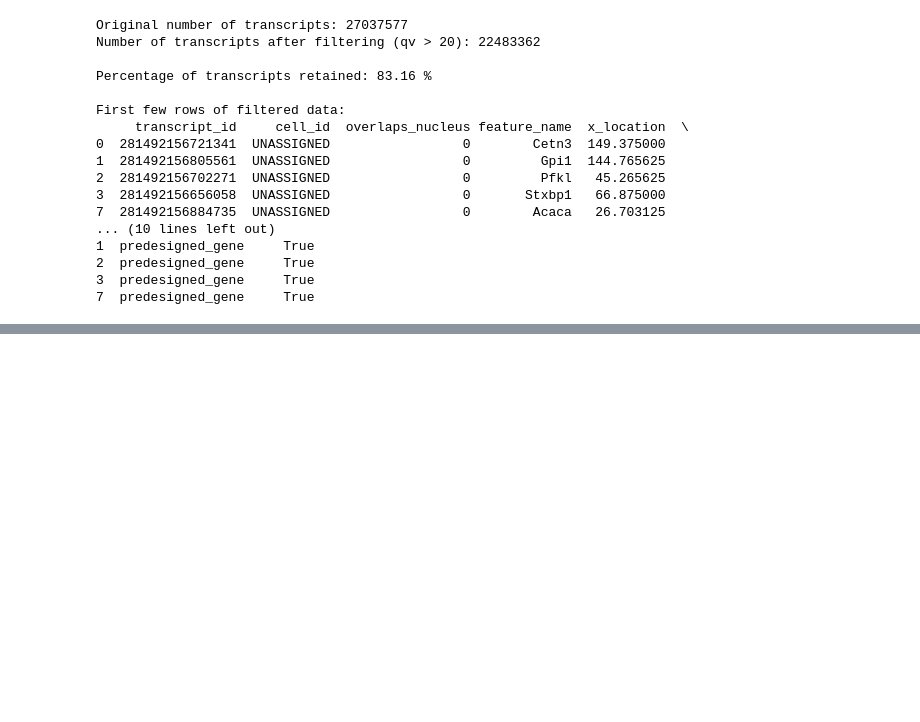
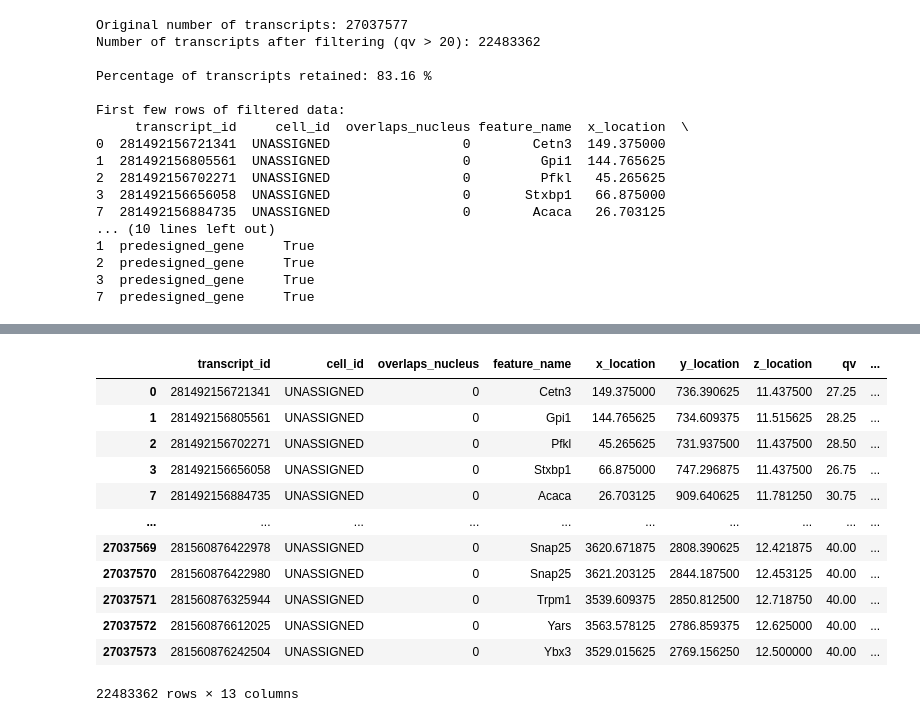
Before and after one commit to xiwang3236/SpatialOmics_cellpose, a Jupyter notebook: resegmentation_pipeline.ipynb, the cells around one changed output, grey strips where cells are left out. Saved outputs shown, nothing was run; the diff lists cells and outputs as text; code cells hidden in the pictures; blank space fills up the shorter version.

Commit message:
refine transcripts assigning code and do trouble shooting

```diff
--- a/resegmentation_pipeline.ipynb
+++ b/resegmentation_pipeline.ipynb
@@ -455,17 +500,17 @@ dtypes: bool(1), float32(5), int32(1), object(4), uint64(1), uint8(1)
 memory usage: 1.7+ GB
 # %%
 # Filter transcripts with qv score > 20
-transcripts_filtered = transcripts_original[transcripts_original['qv'] > 20]
+transcripts_b4_assign = transcripts_original[transcripts_original['qv'] > 20]
 
 # Print information about the filtered dataframe
 print("Original number of transcripts:", len(transcripts_original))
-print("Number of transcripts after filtering (qv > 20):", len(transcripts_filtered))
+print("Number of transcripts after filtering (qv > 20):", len(transcripts_b4_assign))
 print("\nPercentage of transcripts retained:",
-      round(len(transcripts_filtered) / len(transcripts_original) * 100, 2), "%")
+      round(len(transcripts_b4_assign) / len(transcripts_original) * 100, 2), "%")
 
 # Display first few rows of filtered dataframe
 print("\nFirst few rows of filtered data:")
-print(transcripts_filtered.head())
+print(transcripts_b4_assign.head())
 # %% [output]
 Original number of transcripts: 27037577
 Number of transcripts after filtering (qv > 20): 22483362
@@ -484,5 +529,3 @@ First few rows of filtered data:
 2  predesigned_gene     True
 3  predesigned_gene     True
 7  predesigned_gene     True
-# %%
-transcripts_b4_assign = transcripts_filtered
@@ -525,0 +579,32 @@ Processed 15840000 transcripts...
+# %%
+# # Slow
+import pandas as pd
+from shapely.geometry import Point, Polygon
+
+# Load the polygon coordinates from CSV
+polygon_coords_csv = f'{base_path}/{sample_name}_coords.csv'
+polygon_coords = pd.read_csv(polygon_coords_csv)
+
+# Extract the X and Y coordinates and create a polygon
+x_coords = polygon_coords['X']
+y_coords = polygon_coords['Y']
+polygon = Polygon(zip(x_coords, y_coords))
+
+# Load the transcripts data
+transcripts_b4_cut = transcripts_b4_assign
+
+
+# Initialize a counter
+processed_count = 0
+
+# Filter transcripts to retain only those within the polygon
+def is_inside_polygon(row):
+    global processed_count
+    point = Point(row["x_location"], row["y_location"])
+    processed_count += 1
+    if processed_count % 100000 == 0:  # Print every 100 rows processed
+        print(f"Processed {processed_count} transcripts...")
+    return polygon.contains(point)
+
+transcripts_filtered = transcripts_b4_cut[
+    transcripts_b4_cut.apply(is_inside_polygon, axis=1)]
@@ -526,7 +621,20 @@ Processed 15840000 transcripts...
 # %%
 transcripts_assigned = transcripts_filtered
-cell_boundaries = boundaries_df
 transcripts_assigned
+# %% [output]
+|  | transcript_id | cell_id | overlaps_nucleus | feature_name | x_location | y_location | z_location | qv | ... |
+| 0 | 281492156721341 | UNASSIGNED | 0 | Cetn3 | 149.375000 | 736.390625 | 11.437500 | 27.25 | ... |
+| 1 | 281492156805561 | UNASSIGNED | 0 | Gpi1 | 144.765625 | 734.609375 | 11.515625 | 28.25 | ... |
+| 2 | 281492156702271 | UNASSIGNED | 0 | Pfkl | 45.265625 | 731.937500 | 11.437500 | 28.50 | ... |
+| 3 | 281492156656058 | UNASSIGNED | 0 | Stxbp1 | 66.875000 | 747.296875 | 11.437500 | 26.75 | ... |
+| 7 | 281492156884735 | UNASSIGNED | 0 | Acaca | 26.703125 | 909.640625 | 11.781250 | 30.75 | ... |
+| ... | ... | ... | ... | ... | ... | ... | ... | ... | ... |
+| 27037569 | 281560876422978 | UNASSIGNED | 0 | Snap25 | 3620.671875 | 2808.390625 | 12.421875 | 40.00 | ... |
+| 27037570 | 281560876422980 | UNASSIGNED | 0 | Snap25 | 3621.203125 | 2844.187500 | 12.453125 | 40.00 | ... |
+| 27037571 | 281560876325944 | UNASSIGNED | 0 | Trpm1 | 3539.609375 | 2850.812500 | 12.718750 | 40.00 | ... |
+| 27037572 | 281560876612025 | UNASSIGNED | 0 | Yars | 3563.578125 | 2786.859375 | 12.625000 | 40.00 | ... |
+| 27037573 | 281560876242504 | UNASSIGNED | 0 | Ybx3 | 3529.015625 | 2769.156250 | 12.500000 | 40.00 | ... |
+22483362 rows × 13 columns
 # %%
 import pandas as pd
 from shapely.geometry import Point, Polygon
```
Also changed, not shown: parts of 23 cells of this notebook, 4 other files.
